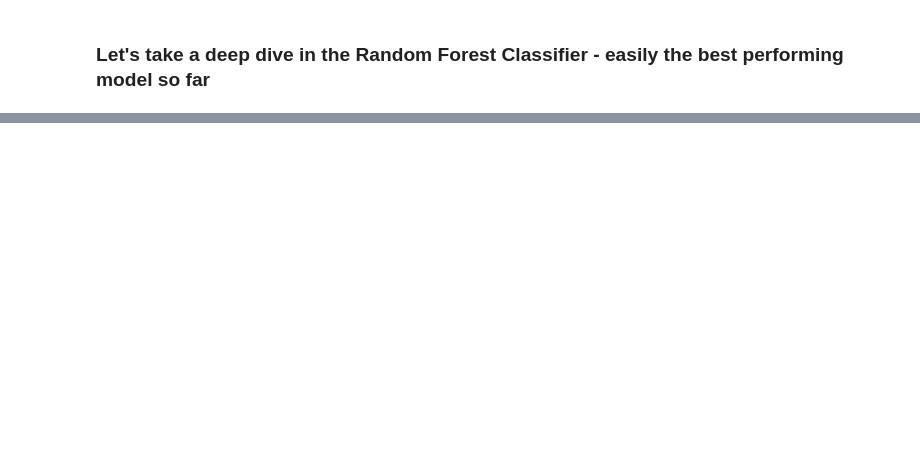
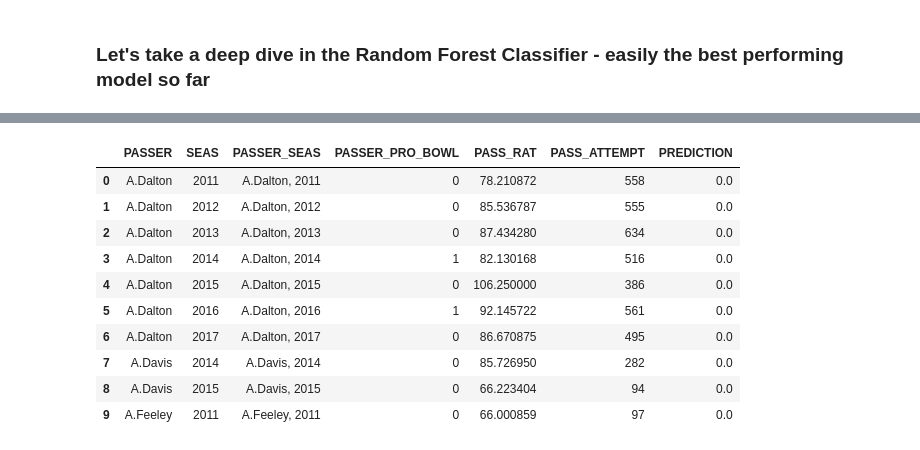
Before and after one commit to georgetown-analytics/Data-Blitz, a Jupyter notebook: ProBowlPasserModel.ipynb, the cells around one changed output, grey strips where cells are left out. Saved outputs shown, nothing was run; the diff lists cells and outputs as text; code cells hidden in the pictures; blank space fills up the shorter version.

Commit message:
Matched ML results and graphed them

```diff
--- a/ProBowlPasserModel.ipynb
+++ b/ProBowlPasserModel.ipynb
@@ -768,7 +768,7 @@ First, we'll remove 2017 and then standardize our data. We'll carve out the feat
 # %%
 # repull data prior to its earlier standardization
 model_data = df_passer_by_season_qb_nums_only
-train_cutoff_dt = 2017
+train_cutoff_dt = 2010
 
 #data for modeling , before 2017 data
 train_model_data = model_data[model_data['SEAS'] < train_cutoff_dt]
@@ -1021,0 +986,29 @@ for name, model in models:
+# %%
+ #yhat = model.predict(dt_predict_data)
+    #print(classification_report(y, yhat))
+d= df_passer_by_season_qb.loc[(df_passer_by_season_qb["SEAS"]>=train_cutoff_dt), ['PASSER_SEAS', 'PASSER_PRO_BOWL', 'PASS_RAT', 'PASS_ATTEMPT']]
+
+    #print("Season: {}, 0s: {}, 1s:{}".format(seas,len(X[X['INPROBOWLTEAM'] ==0]),len(X[X['INPROBOWLTEAM'] ==1])))
+    #unmatched_results = d.loc[( d['yhat'] != d['INPROBOWLTEAM'])]
+    #matched_results = d.loc[( d['yhat'] == d['INPROBOWLTEAM'])]
+pred_rslt_df = DataFrame(pred_rslt)
+pred_rslt_df.columns = ['PREDICTION']
+
+#d = d.copy()
+
+d.reset_index(inplace=True)
+#d["Model_Prediction"] = pred_rslt_df
+verify_results = d.join(pred_rslt_df)
+verify_results.head(10)
+# %% [output]
+|  | PASSER | SEAS | PASSER_SEAS | PASSER_PRO_BOWL | PASS_RAT | PASS_ATTEMPT | PREDICTION |
+| 0 | A.Dalton | 2011 | A.Dalton, 2011 | 0 | 78.210872 | 558 | 0.0 |
+| 1 | A.Dalton | 2012 | A.Dalton, 2012 | 0 | 85.536787 | 555 | 0.0 |
+| 2 | A.Dalton | 2013 | A.Dalton, 2013 | 0 | 87.434280 | 634 | 0.0 |
+| 3 | A.Dalton | 2014 | A.Dalton, 2014 | 1 | 82.130168 | 516 | 0.0 |
+| 4 | A.Dalton | 2015 | A.Dalton, 2015 | 0 | 106.250000 | 386 | 0.0 |
+| 5 | A.Dalton | 2016 | A.Dalton, 2016 | 1 | 92.145722 | 561 | 0.0 |
+| 6 | A.Dalton | 2017 | A.Dalton, 2017 | 0 | 86.670875 | 495 | 0.0 |
+| 7 | A.Davis | 2014 | A.Davis, 2014 | 0 | 85.726950 | 282 | 0.0 |
+| 8 | A.Davis | 2015 | A.Davis, 2015 | 0 | 66.223404 | 94 | 0.0 |
+| 9 | A.Feeley | 2011 | A.Feeley, 2011 | 0 | 66.000859 | 97 | 0.0 |
```
Also changed, not shown: parts of 12 cells of this notebook.
